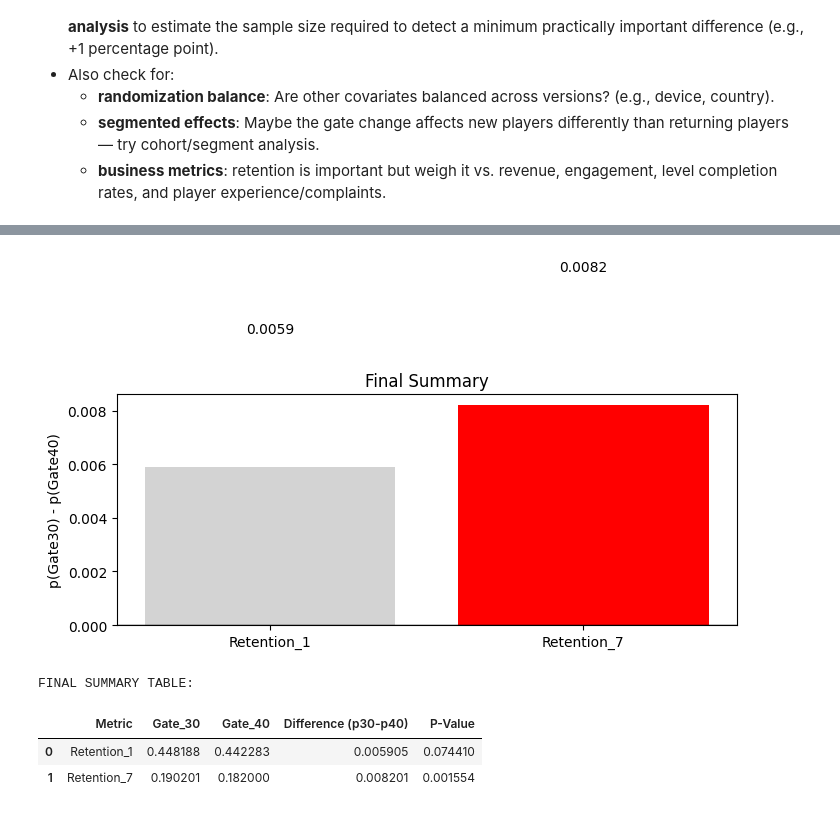
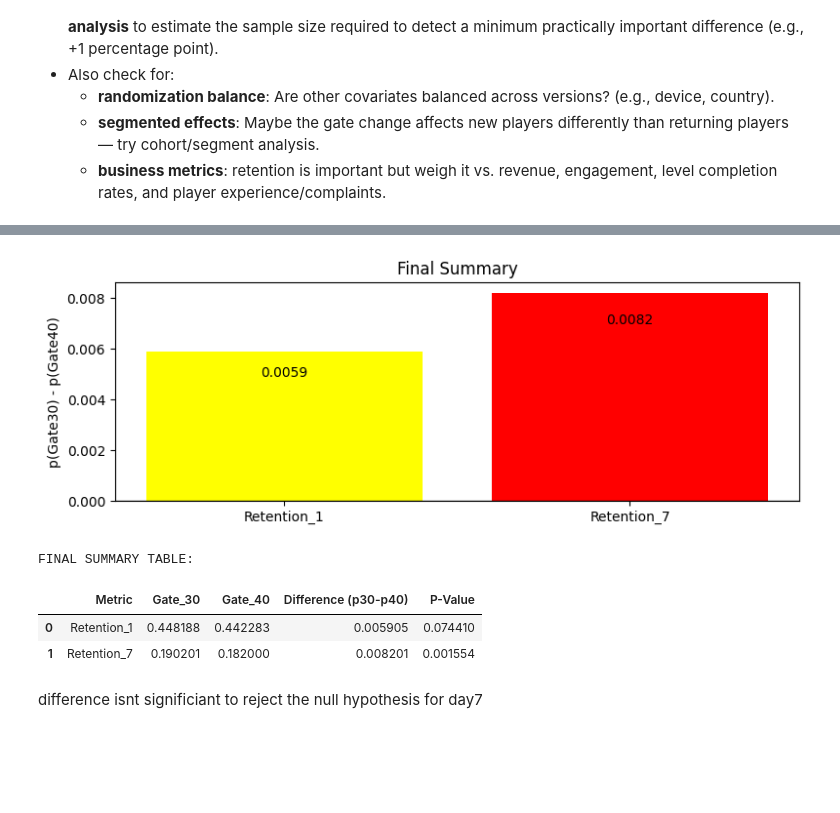
Before and after one commit to msds25018-lab/stats-project, a Jupyter notebook: test-code.ipynb, the cells around one changed output, grey strips where cells are left out. Cells and saved outputs as stored; diff of their text form; code cells hidden in the pictures; blank space fills up the shorter version.

```diff
--- a/test-code.ipynb
+++ b/test-code.ipynb
@@ -286,40 +247,35 @@ plt.show()
 # %%
-# ------------------- VISUAL 3: FINAL SUMMARY HEATMAP -------------------
+metric_colors = {'Retention_1': 'yellow', 'Retention_7': 'red'}
 
-final_summary = pd.DataFrame({
-    'Metric':['Retention_1','Retention_7'],
-    'Gate_30': [res_r1['p1'], res_r7['p1']],
-    'Gate_40': [res_r1['p2'], res_r7['p2']],
-    'Difference (p30-p40)': [res_r1['diff_p1_p2'], res_r7['diff_p1_p2']],
-    'P-Value':[res_r1['pval'], res_r7['pval']]
-})
-
-# Color coding based on improvement/worsening
-def color_eval(row):
-    if row['P-Value']<0.05 and row['Difference (p30-p40)']<0:
-        return 'green'   # retention improved
-    elif row['P-Value']<0.05 and row['Difference (p30-p40)']>0:
-        return 'red'     # retention dropped
-    return 'lightgrey'   # not significant
-
-colors = final_summary.apply(color_eval, axis=1)
+colors = final_summary['Metric'].map(metric_colors).tolist()
 
 fig, ax = plt.subplots(figsize=(8,3))
-ax.bar(final_summary['Metric'], final_summary['Difference (p30-p40)'],
-       color=colors)
-ax.axhline(0,color='black',linewidth=1)
+bars = ax.bar(final_summary['Metric'],
+              final_summary['Difference (p30-p40)'],
+              color=colors)
 
+ax.axhline(0, color='black', linewidth=1)
 ax.set_ylabel("p(Gate30) - p(Gate40)")
 ax.set_title("Final Summary")
-for i,val in enumerate(final_summary['Difference (p30-p40)']):
-    ax.text(i,val+(0.005 if val>0 else -0.005),f"{val:.4f}",ha='center')
+
+#bar customization
+for bar in bars:
+    h = bar.get_height()
+    offset = 0.10 * abs(h)
+    y = h - offset if h > 0 else h + offset
+    ax.text(bar.get_x()+bar.get_width()/2, y,
+            f"{h:.4f}", ha='center', va='top' if h>0 else 'bottom')
+
+plt.tight_layout()
 plt.show()
 
 print("\nFINAL SUMMARY TABLE:\n")
 display(final_summary)
 # %% [output]
-[figure, old version]
+[figure, new version]
 FINAL SUMMARY TABLE:
 |  | Metric | Gate_30 | Gate_40 | Difference (p30-p40) | P-Value |
 | 0 | Retention_1 | 0.448188 | 0.442283 | 0.005905 | 0.074410 |
 | 1 | Retention_7 | 0.190201 | 0.182000 | 0.008201 | 0.001554 |
+# %% [markdown]
+difference isnt significiant to reject the null hypothesis for day7
```
Also changed, not shown: parts of 8 cells of this notebook.
